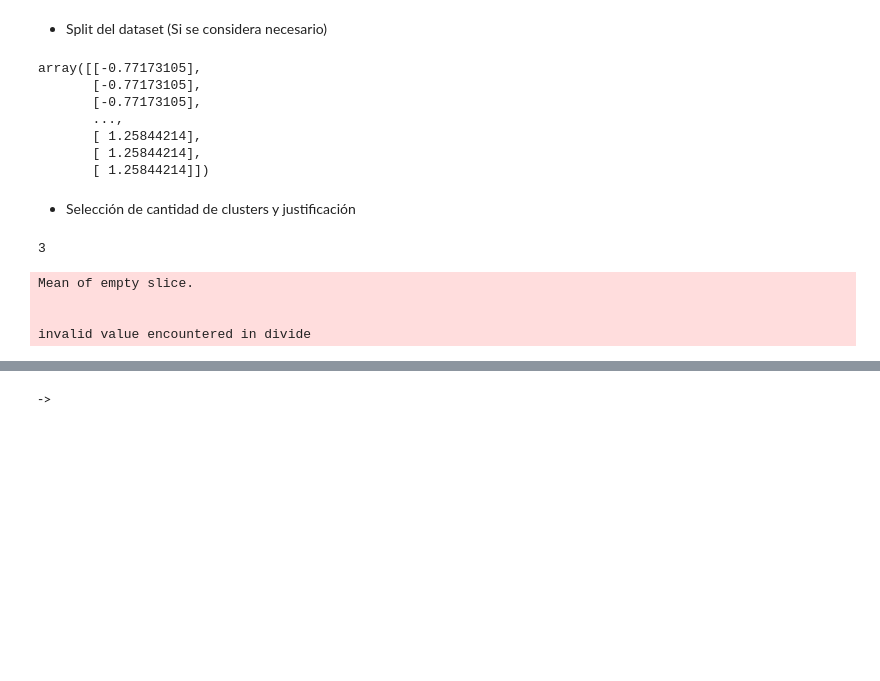
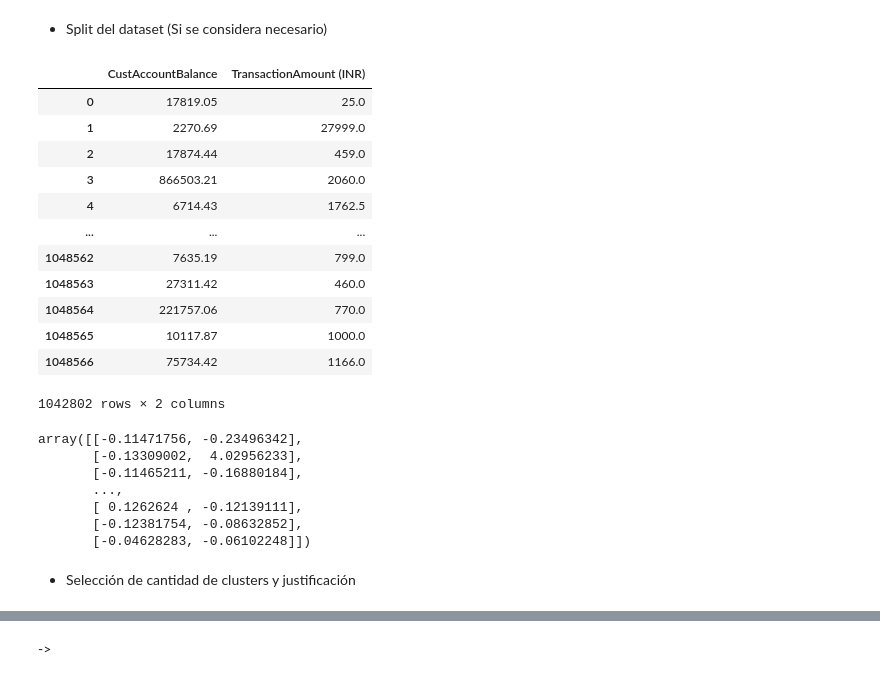
Before and after one commit to caguirre5/Lab7-IA, a Jupyter notebook: Notebook 1.ipynb, the cells around one changed output, grey strips where cells are left out. Cells and saved outputs as stored; diff of their text form; code cells hidden in the pictures; blank space fills up the shorter version.

```diff
--- a/Notebook 1.ipynb
+++ b/Notebook 1.ipynb
@@ -220,13 +217,30 @@ y = data.iloc[:, -1].values
+# %%
+X = data[["CustAccountBalance", "TransactionAmount (INR)"]]
+X
+# %% [output]
+|  | CustAccountBalance | TransactionAmount (INR) |
+| 0 | 17819.05 | 25.0 |
+| 1 | 2270.69 | 27999.0 |
+| 2 | 17874.44 | 459.0 |
+| 3 | 866503.21 | 2060.0 |
+| 4 | 6714.43 | 1762.5 |
+| ... | ... | ... |
+| 1048562 | 7635.19 | 799.0 |
+| 1048563 | 27311.42 | 460.0 |
+| 1048564 | 221757.06 | 770.0 |
+| 1048565 | 10117.87 | 1000.0 |
+| 1048566 | 75734.42 | 1166.0 |
+1042802 rows × 2 columns
 # %%
 from sklearn.preprocessing import StandardScaler
 normalizador = StandardScaler()
 X = normalizador.fit_transform(X)
 X
 # %% [output]
-array([[-0.77173105],
-       [-0.77173105],
-       [-0.77173105],
+array([[-0.11471756, -0.23496342],
+       [-0.13309002,  4.02956233],
+       [-0.11465211, -0.16880184],
        ...,
-       [ 1.25844214],
-       [ 1.25844214],
-       [ 1.25844214]])
+       [ 0.1262624 , -0.12139111],
+       [-0.12381754, -0.08632852],
+       [-0.04628283, -0.06102248]])
@@ -240,19 +247,2 @@ from sklearn.datasets import make_blobs
 # %% [markdown]
 - Selección de cantidad de clusters y justificación
-# %%
-from kmeans import KMeans
-
-clusters = len(np.unique(y))
-clusters
-# %% [output]
-3
-# %%
-k = KMeans(K=clusters, max_iters=15, plot_steps=False
-
-)
-y_pred = k.predict(X)
-# %% [output]
-Mean of empty slice.
-
-
-invalid value encountered in divide
```
Also changed, not shown: parts of 9 cells of this notebook, 2 other files.
